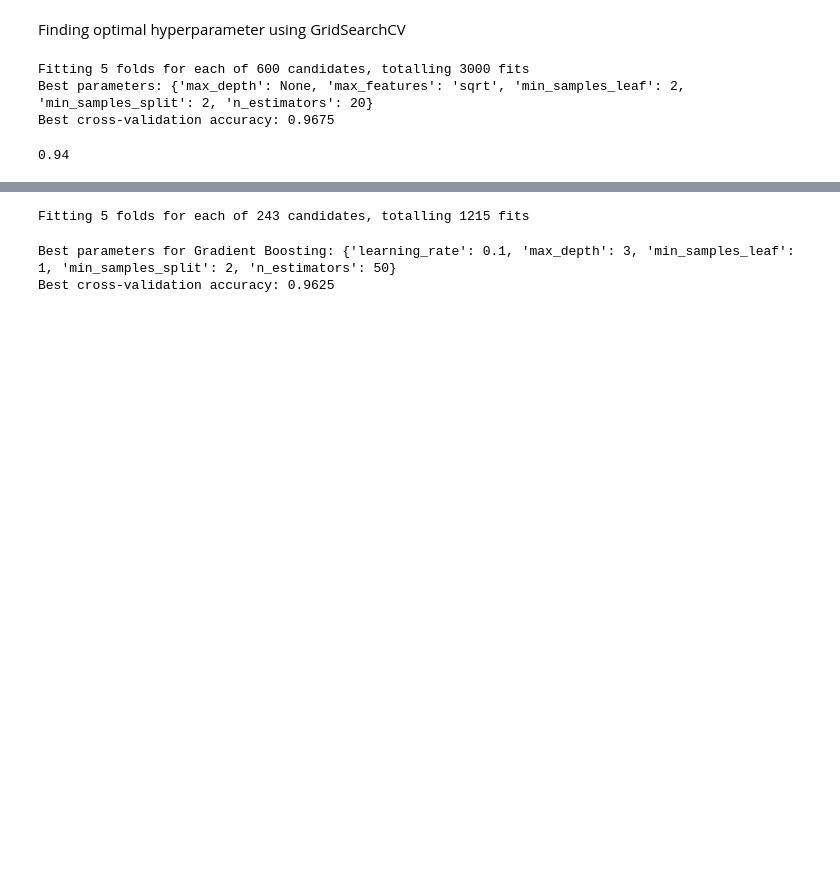
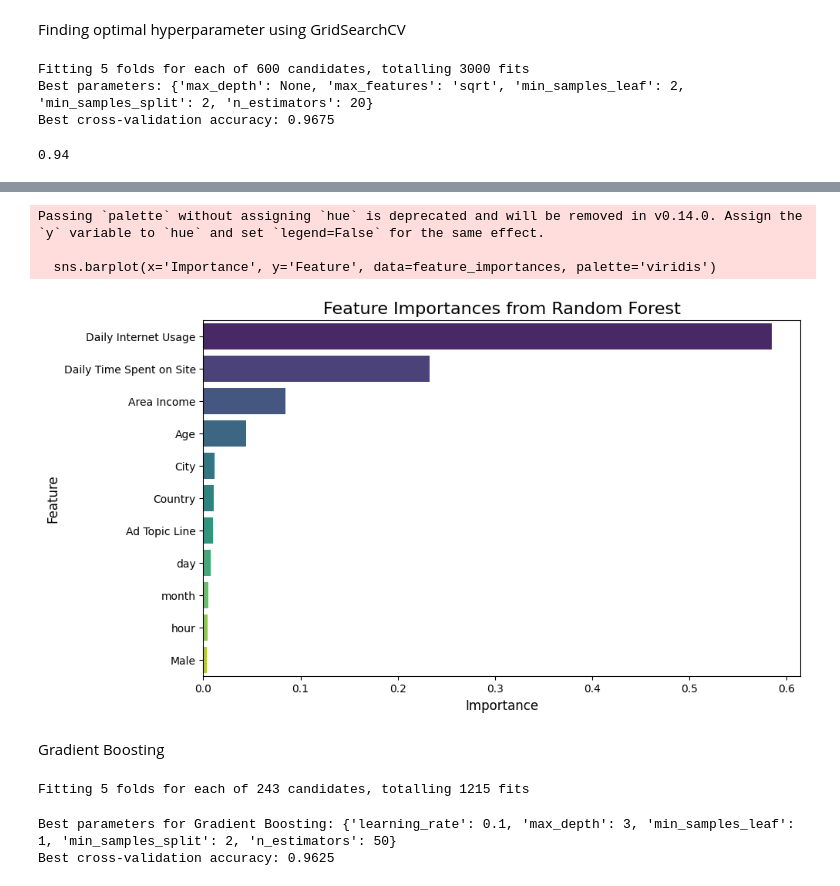
Before and after one commit to Venkat-2341/Ad_click_prediction, a Jupyter notebook: experiments/modelling.ipynb, the cells around one changed output, grey strips where cells are left out. Saved outputs shown, nothing was run; the diff lists cells and outputs as text; code cells hidden in the pictures; blank space fills up the shorter version.

```diff
--- a/experiments/modelling.ipynb
+++ b/experiments/modelling.ipynb
@@ -189,3 +240,27 @@ accuracy_score(y_test, y_pred)
+# %%
+importances = best_model_rf.feature_importances_
+feature_names = X_train.columns
+
+feature_importances = pd.DataFrame({
+    'Feature': feature_names,
+    'Importance': importances
+})
+
+feature_importances = feature_importances.sort_values(by='Importance', ascending=False)
+
+plt.figure(figsize=(10, 6))
+sns.barplot(x='Importance', y='Feature', data=feature_importances, palette='viridis')
+plt.title('Feature Importances from Random Forest', fontsize=16)
+plt.xlabel('Importance', fontsize=12)
+plt.ylabel('Feature', fontsize=12)
+plt.show()
+# %% [output]
+Passing `palette` without assigning `hue` is deprecated and will be removed in v0.14.0. Assign the `y` variable to `hue` and set `legend=False` for the same effect.
+
+  sns.barplot(x='Importance', y='Feature', data=feature_importances, palette='viridis')
+[figure, added]
+# %% [markdown]
+Gradient Boosting
 # %%
 gb = GradientBoostingClassifier(random_state=42)
 
```
Also changed, not shown: parts of 19 cells of this notebook.
